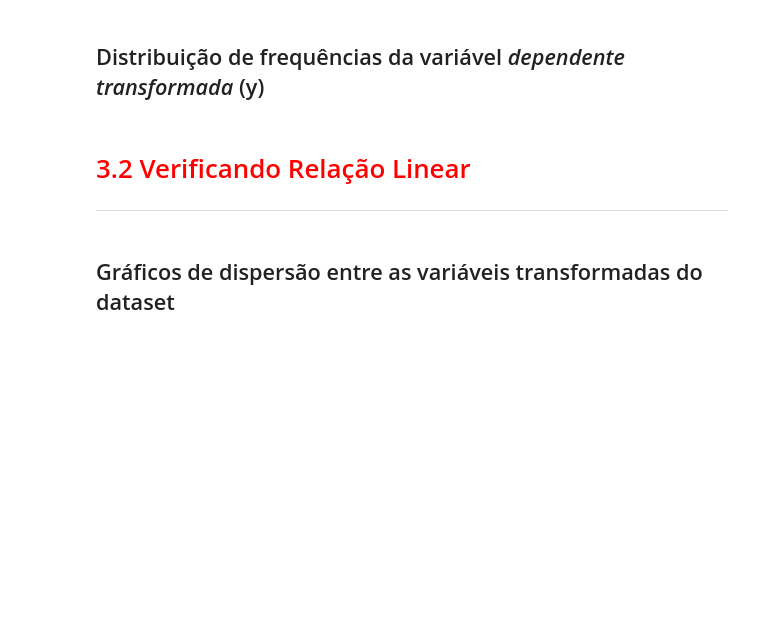
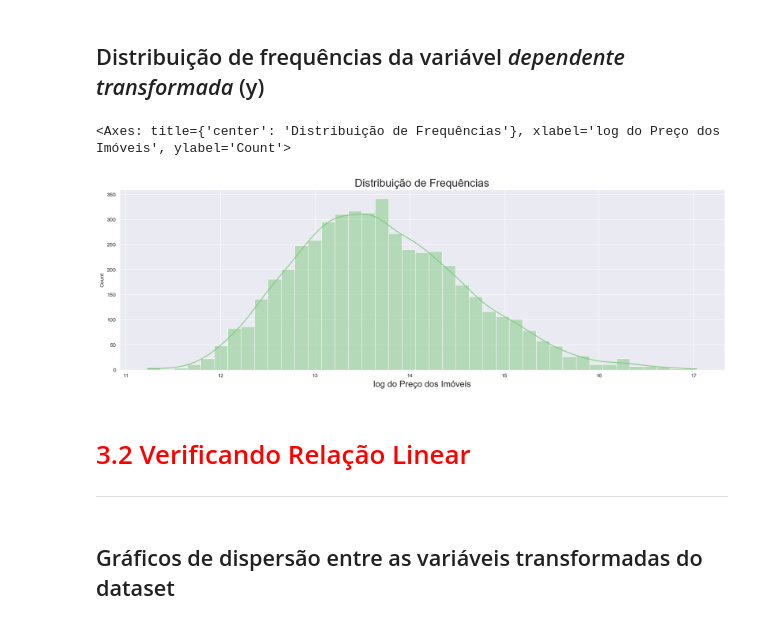
Before and after one commit to ledsouza/reg-linear-II, a Jupyter notebook: Projeto/Regressão Linear.ipynb, the cells around one changed output. Cells and saved outputs as stored; diff of their text form; code cells hidden in the pictures; blank space fills up the shorter version.

```diff
--- a/Projeto/Regressão Linear.ipynb
+++ b/Projeto/Regressão Linear.ipynb
@@ -175,3 +177,8 @@ ax
 ## Aplicando a transformação logarítmica aos dados do *dataset*
 
 https://docs.scipy.org/doc/numpy-1.15.0/reference/generated/numpy.log.html
+# %%
+dados['log_Valor'] = np.log(dados['Valor'])
+dados['log_Area'] = np.log(dados['Area'])
+dados['log_Dist_Praia'] = np.log(dados['Dist_Praia'] + 1) # somou-se +1 para evitar o problema de log(0)
+dados['log_Dist_Farmacia'] = np.log(dados['Dist_Farmacia'] + 1) # somou-se +1 para evitar o problema de log(0)
@@ -178,11 +194,14 @@ https://docs.scipy.org/doc/numpy-1.15.0/reference/generated/numpy.log.html
 # %% [markdown]
 ## Distribuição de frequências da variável *dependente transformada* (y)
 # %%
-
+ax = sns.histplot(data=dados, x='log_Valor', kde=True)
 ax.figure.set_size_inches(20, 6)
 ax.set_title('Distribuição de Frequências', fontsize=20)
 ax.set_xlabel('log do Preço dos Imóveis', fontsize=16)
 ax
+# %% [output]
+<Axes: title={'center': 'Distribuição de Frequências'}, xlabel='log do Preço dos Imóveis', ylabel='Count'>
+[figure, added]
 # %% [markdown]
 # <font color='red' style='font-size: 30px;'>3.2 Verificando Relação Linear</font>
 <hr style='border: 2px solid red;'>
```
Also changed, not shown: parts of 3 cells of this notebook.
